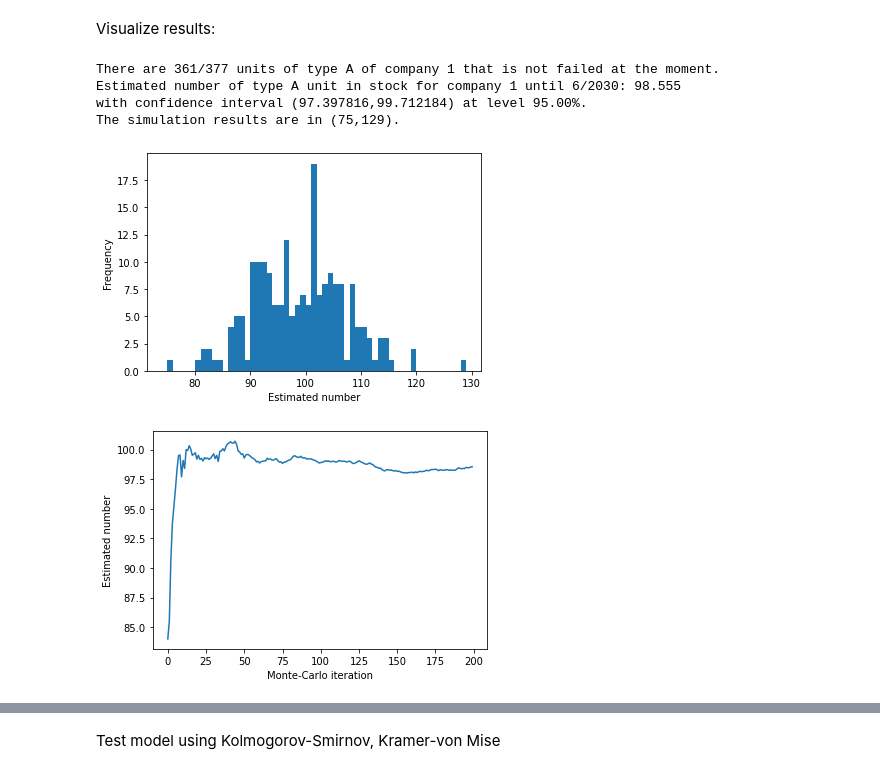
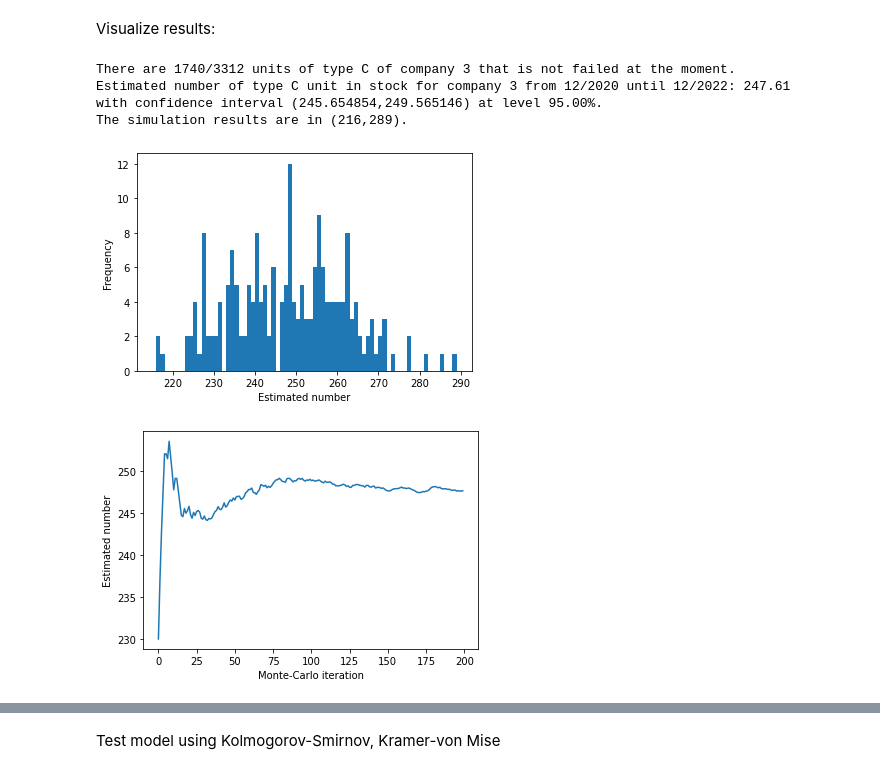
Before and after one commit to nghi-truyen/Flight-Data-Analysis, a Jupyter notebook: FlightDataAnalysis.ipynb, the cells around one changed output, grey strips where cells are left out. Saved outputs shown, nothing was run; the diff lists cells and outputs as text; code cells hidden in the pictures.

Commit message:
add data_test

```diff
--- a/FlightDataAnalysis.ipynb
+++ b/FlightDataAnalysis.ipynb
@@ -113,9 +73,6 @@ combined = combined.drop_duplicates(subset=['SN','PN','TSN'], keep='last')
 # %%
-combined['TSI']=combined['TSI'].replace(np.nan, 0.0)
-combined['TSN']=combined['TSN'].replace(np.nan, 0.0)
-combined['Company']=combined['Company'].replace('1', 1)
-combined['Company']=combined['Company'].replace('3', 3)
-combined = combined[combined['TSN']!=0]
+combined, airlines = preprocessing(file_location)
+
 types = pd.unique(combined["PN"])
 types = types[np.logical_not(pd.isnull(types))]
 print("Unit types :",types)
@@ -259,16 +206,16 @@ def conditional_inverse_sampling(kapmei, timeline, TSI):
     T = 0
     while T<=TSI and T>=0:
         T = inverse_sampling(kapmei, timeline)
-    return T
+    return T-TSI
 
 def num_of_fails_indivi_kapmei(TSI, T, kapmei, timeline):
     t = conditional_inverse_sampling(kapmei, timeline, TSI)
     if t <= T:
         n_fails = 0
-        sum_t = (t==-1)*np.max(timeline) + (t!=-1)*t
+        sum_t = (t<0)*np.max(timeline) + (t>=0)*t
         while sum_t <= T:
             t = inverse_sampling(kapmei, timeline)
-            sum_t += (t==-1)*np.max(timeline) + (t!=-1)*t
+            sum_t += (t<0)*np.max(timeline) + (t>=0)*t
             n_fails += 1
         return n_fails
     else:
@@ -285,28 +232,29 @@ def num_of_fails_list(TSI_list, T, kapmei, timeline):
 Estimate stock:
 # %%
 import datetime as dt
+Today = dt.datetime.now()
 
-def Estimated_Stock(company,typ,year,month,df=data,MC=200):
+def Estimated_Stock(company,typ,year,month,df=data,df_types=data_types,airlines=airlines,Begin=Today,MC=200):
 # MC is number iteration of Monte-Carlo
-    survival = KMF(typ).survival_function_.to_numpy()
-    timeline = KMF(typ).timeline
+    survival = KMF(typ,df=df_types).survival_function_.to_numpy()
+    timeline = KMF(typ,df=df_types).timeline
 
     FH_per_month = float(airlines[airlines['Company']==company]['FH per aircraft per month'])
     End = dt.datetime(year, month, 1)
-    Today = dt.datetime.now()
-    FH_till_end = FH_per_month*((End.year-Today.year)*12+End.month-Today.month)
+    FH_till_end = FH_per_month*((End.year-Begin.year)*12+End.month-Begin.month)
 
     if FH_till_end>np.max(timeline):
         warnings.warn("Kaplan-Meier model of type {} data can not estimate the stock until that day. We apply the best parametric model to predict in this case.".format(str(typ)))
         timeline = np.linspace(0,FH_till_end,2000)
-        survival = best_parametric_model(typ).survival_function_at_times(timeline).to_numpy()
+        survival = best_parametric_model(typ,df=df_types).survival_function_at_times(timeline).to_numpy()
 
     dat = df[df.Company==company]
     dat = dat[dat.PN==typ]
     total = len(dat.TSI)
     num_not_failed = total-sum(dat.failed)
 
-    list_TSI = dat[dat.failed==False].TSI
+    list_TSI = dat[dat.failed==False].TSI.to_numpy()
+#    list_TSI = np.concatenate((list_TSI, np.zeros(sum(dat.failed))), axis=0)
 
     stock = 0
     y=[]
@@ -331,10 +279,10 @@ def CI(Y,alpha=alpha):
 # %% [markdown]
 Visualize results:
 # %%
-def Result_display(company,unit_type,year,month,alpha=alpha):
-    s,t,y = Estimated_Stock(company,unit_type,year,month)
+def Result_display(company,unit_type,year,month,alpha=alpha,df=data,df_types=data_types,airlines=airlines,Begin=Today):
+    s,t,y = Estimated_Stock(company,unit_type,year,month,df=df,df_types=df_types,airlines=airlines,Begin=Begin)
     print("There are %d/%d units of type %s of company %d that is not failed at the moment."%(t[0],t[1],unit_type,company))
-    print("Estimated number of type %s unit in stock for company %d until %d/%d:"%(unit_type,company,month,year), s)
+    print("Estimated number of type %s unit in stock for company %d from %d/%d until %d/%d:"%(unit_type,company,Begin.month,Begin.year,month,year), s)
     ci=CI(y) #Confidence interval
     print("with confidence interval (%f,%f) at level %0.2f"%(ci[0],ci[1],100-100*alpha), end="")
     print("%.")
@@ -350,19 +298,19 @@ def Result_display(company,unit_type,year,month,alpha=alpha):
     plt.xlabel('Monte-Carlo iteration')
     plt.show()
 # %%
-company=1         # must be in INTEGER
-unit_type='A' # STRING
-year=2030         # INTEGER
-month=6           # INTEGER
+company=3         # must be in INTEGER
+unit_type='C' # STRING
+year=2022         # INTEGER
+month=12           # INTEGER
 
 Result_display(company,unit_type,year,month)
 # %% [output]
-There are 361/377 units of type A of company 1 that is not failed at the moment.
-Estimated number of type A unit in stock for company 1 until 6/2030: 98.555
-with confidence interval (97.397816,99.712184) at level 95.00%.
-The simulation results are in (75,129).
+There are 1740/3312 units of type C of company 3 that is not failed at the moment.
+Estimated number of type C unit in stock for company 3 from 12/2020 until 12/2022: 247.61
+with confidence interval (245.654854,249.565146) at level 95.00%.
+The simulation results are in (216,289).
-[figure, old version]
+[figure, new version]
-[figure, old version]
+[figure, new version]
 # %%
 company=3         # must be in INTEGER
 unit_type='B' # STRING
```
Also changed, not shown: parts of 20 cells of this notebook, 1 other file.
